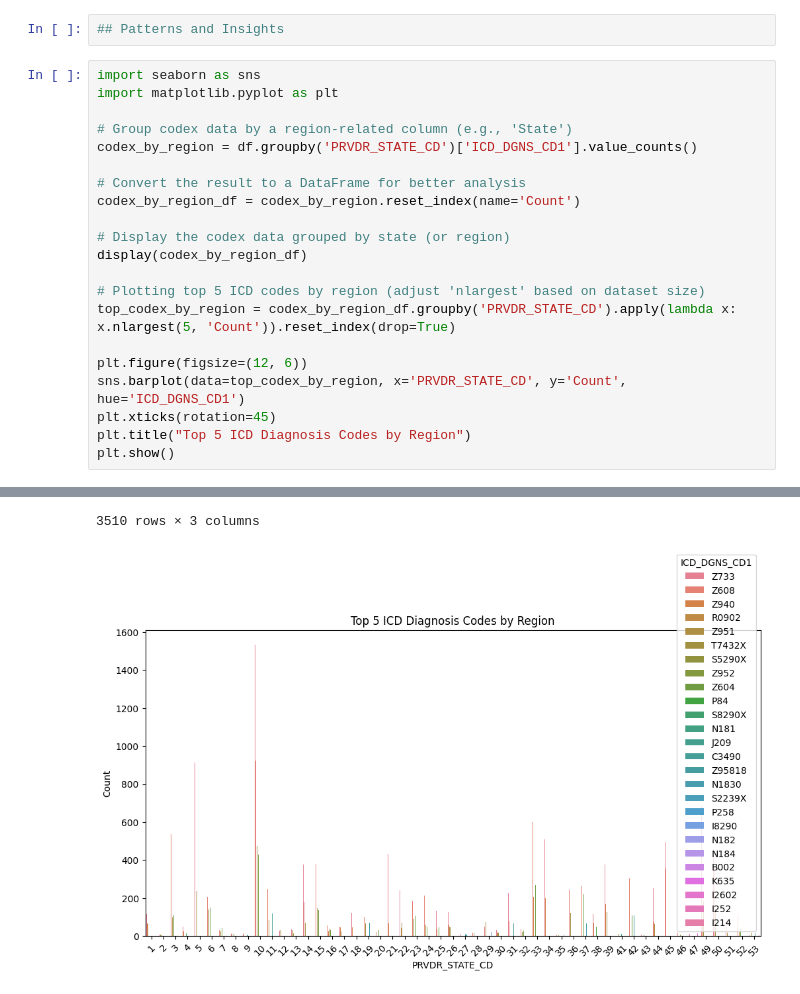
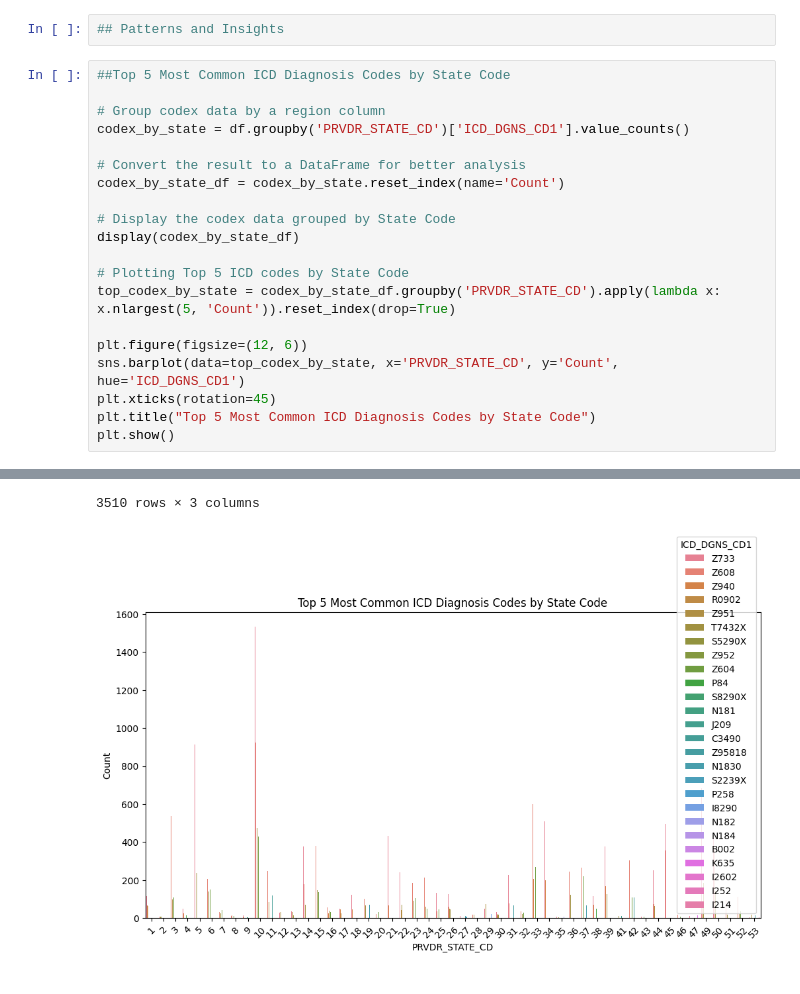
Before and after one commit to kamrandb/module1-codexes-claims-analysis, a Jupyter notebook: analysis.ipynb, the cells around one changed output, grey strips where cells are left out. Saved outputs shown, nothing was run; the diff lists cells and outputs as text.

```diff
--- a/analysis.ipynb
+++ b/analysis.ipynb
@@ -190,39 +197,38 @@ display(most_common_codexes_filtered_df)
 # %%
 ## Patterns and Insights
 # %%
-import seaborn as sns
-import matplotlib.pyplot as plt
+##Top 5 Most Common ICD Diagnosis Codes by State Code
 
-# Group codex data by a region-related column (e.g., 'State')
-codex_by_region = df.groupby('PRVDR_STATE_CD')['ICD_DGNS_CD1'].value_counts()
+# Group codex data by a region column
+codex_by_state = df.groupby('PRVDR_STATE_CD')['ICD_DGNS_CD1'].value_counts()
 
 # Convert the result to a DataFrame for better analysis
-codex_by_region_df = codex_by_region.reset_index(name='Count')
+codex_by_state_df = codex_by_state.reset_index(name='Count')
 
-# Display the codex data grouped by state (or region)
-display(codex_by_region_df)
+# Display the codex data grouped by State Code
+display(codex_by_state_df)
 
-# Plotting top 5 ICD codes by region (adjust 'nlargest' based on dataset size)
-top_codex_by_region = codex_by_region_df.groupby('PRVDR_STATE_CD').apply(lambda x: x.nlargest(5, 'Count')).reset_index(drop=True)
+# Plotting Top 5 ICD codes by State Code
+top_codex_by_state = codex_by_state_df.groupby('PRVDR_STATE_CD').apply(lambda x: x.nlargest(5, 'Count')).reset_index(drop=True)
 
 plt.figure(figsize=(12, 6))
-sns.barplot(data=top_codex_by_region, x='PRVDR_STATE_CD', y='Count', hue='ICD_DGNS_CD1')
+sns.barplot(data=top_codex_by_state, x='PRVDR_STATE_CD', y='Count', hue='ICD_DGNS_CD1')
 plt.xticks(rotation=45)
-plt.title("Top 5 ICD Diagnosis Codes by Region")
+plt.title("Top 5 Most Common ICD Diagnosis Codes by State Code")
 plt.show()
 # %% [output]
 |  | PRVDR_STATE_CD | ICD_DGNS_CD1 | Count |
 | 0 | 1 | Z733 | 117 |
 | 1 | 1 | Z608 | 74 |
 | 2 | 1 | Z940 | 66 |
 | 3 | 1 | R0902 | 64 |
 | 4 | 1 | Z951 | 41 |
 | ... | ... | ... | ... |
 | 3505 | 53 | F1010 | 1 |
 | 3506 | 53 | S51819 | 1 |
 | 3507 | 53 | S83209 | 1 |
 | 3508 | 53 | Z3400 | 1 |
 | 3509 | 53 | Z604 | 1 |
 3510 rows × 3 columns
-[figure, old version]
+[figure, new version]
 # %%
```
Also changed, not shown: parts of 4 cells of this notebook.
